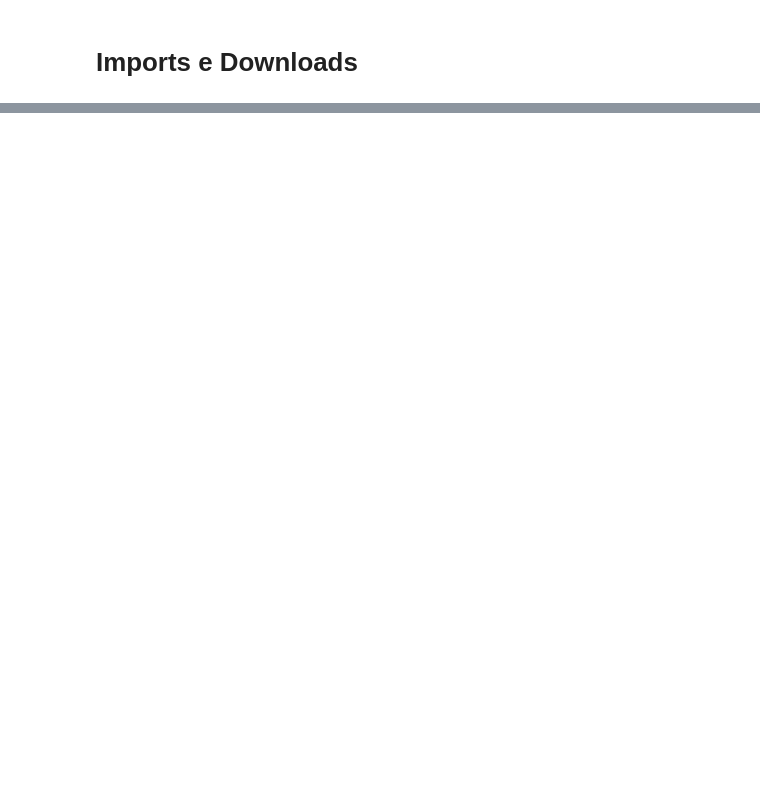
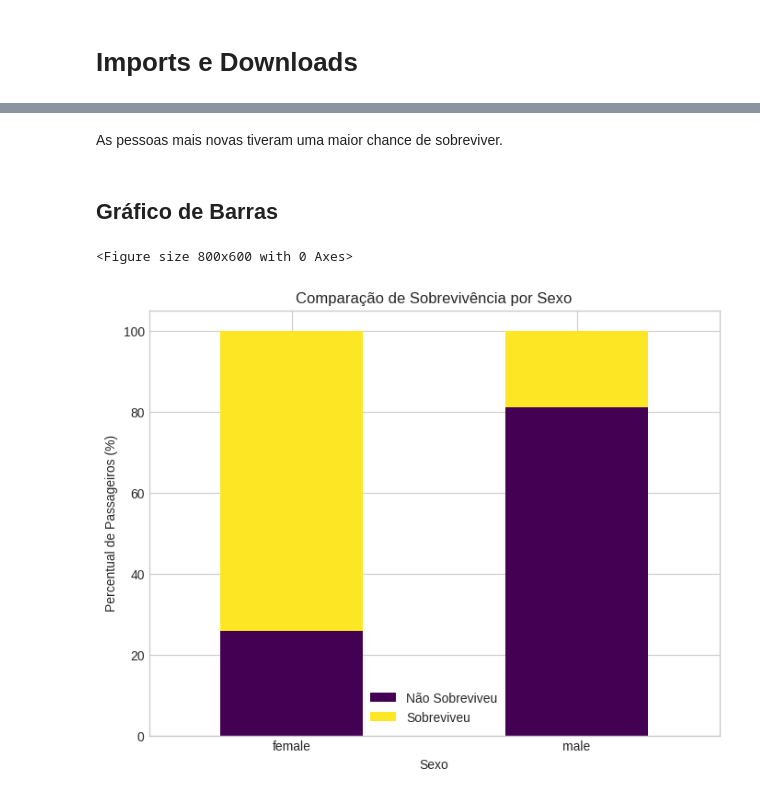
Before and after one commit to Faranha300/Atv-Analise-de-Dados, a Jupyter notebook: atv_analise_de_dados.ipynb, the cells around one changed output, grey strips where cells are left out. Drawn from its saved outputs; the diff is of its cells as text; code cells hidden in the pictures; blank space fills up the shorter version.

```diff
--- a/atv_analise_de_dados.ipynb
+++ b/atv_analise_de_dados.ipynb
@@ -25,0 +100,17 @@ import matplotlib.pyplot as plt
+# %% [markdown]
+As pessoas mais novas tiveram uma maior chance de sobreviver.
+# %% [markdown]
+## Gráfico de Barras
+# %%
+plt.figure(figsize=(8, 6))
+survival_by_sex = df.groupby('Sex')['Survived'].value_counts(normalize=True).unstack().fillna(0) * 100
+ax = survival_by_sex.plot(kind='bar', stacked=True, colormap='viridis', figsize=(8,6))
+plt.title('Comparação de Sobrevivência por Sexo')
+plt.ylabel('Percentual de Passageiros (%)')
+plt.xlabel('Sexo')
+plt.xticks(rotation=0)
+plt.legend(['Não Sobreviveu', 'Sobreviveu'])
+plt.show()
+# %% [output]
+<Figure size 800x600 with 0 Axes>
+[figure, added]
```
Also changed, not shown: parts of 25 cells of this notebook.
